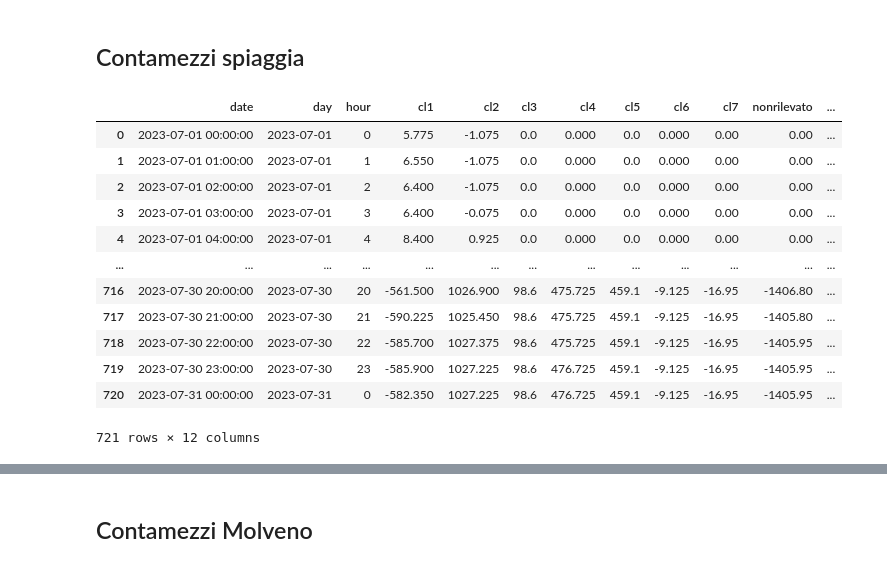
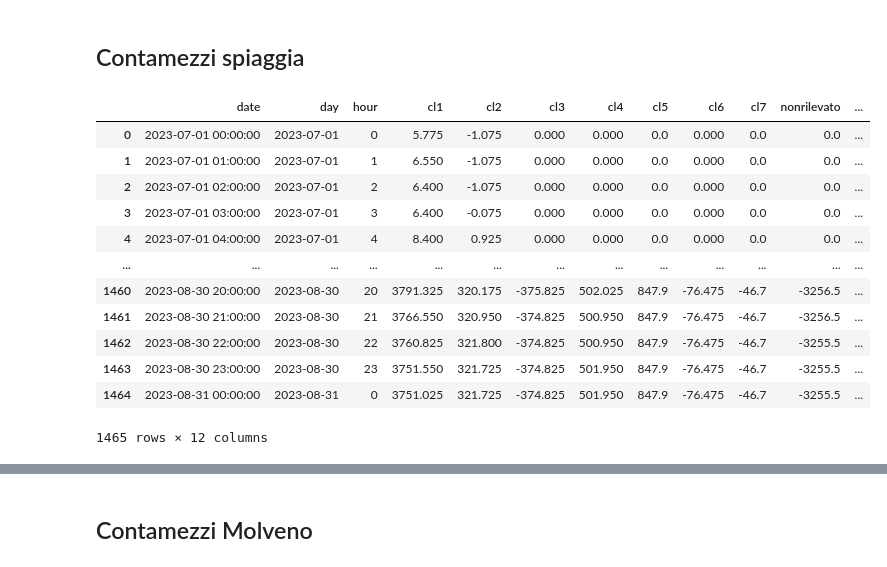
Before and after one commit to tn-aixpa/datiturismo, a Jupyter notebook: experiments/2.traffico vs presenze.ipynb, the cells around one changed output, grey strips where cells are left out. Drawn from its saved outputs; the diff is of its cells as text; code cells hidden in the pictures.

```diff
--- a/experiments/2.traffico vs presenze.ipynb
+++ b/experiments/2.traffico vs presenze.ipynb
@@ -9,5 +9,8 @@ from datasets_tourism import *
 # %% [markdown]
 ## Setup dataset
+# %%
+START_DATE = "2023-07-01"
+END_DATE= "2023-08-31"
 # %%
 statistiche_parcheggi_molveno_df["date"] = pd.to_datetime(statistiche_parcheggi_molveno_df["date"])
 # %%
@@ -42,33 +31,31 @@ See the caveats in the documentation: https://pandas.pydata.org/pandas-docs/stab
 # %% [markdown]
 ## Contamezzi spiaggia
 # %%
-START_DATE = "2023-07-01"
-END_DATE= "2023-07-31"
 DRIFT_CORRECTION_FACTOR = 1.075
 
 entrata_lago = contamezzi_df[(contamezzi_df["sensore"] == "M47") & (contamezzi_df["direzione"] == 1) & (contamezzi_df["day"] >= START_DATE) & (contamezzi_df["day"] <= END_DATE)]
 entrata_lago = entrata_lago.reset_index().drop(columns=['index','sensore','direzione','comune'])
 
 uscita_lago = contamezzi_df[(contamezzi_df["sensore"] == "M47") & (contamezzi_df["direzione"] == 2) & (contamezzi_df["day"] >= START_DATE) & (contamezzi_df["day"] <= END_DATE)]
 uscita_lago = uscita_lago.reset_index().drop(columns=['index','sensore','direzione','comune'])
 
 differenza_lago = entrata_lago.set_index(['date','day','hour']).subtract(uscita_lago.set_index(['date','day','hour'])*DRIFT_CORRECTION_FACTOR, fill_value=0).reset_index()
 
 cumulativa_lago = differenza_lago.copy()
 for c in ['cl1','cl2','cl3','cl4','cl5','cl6','cl7','nonrilevato','total_cars']:
     cumulativa_lago[c] = cumulativa_lago[c].cumsum()
 cumulativa_lago
 # %% [output]
 |  | date | day | hour | cl1 | cl2 | cl3 | cl4 | cl5 | cl6 | cl7 | nonrilevato | ... |
-| 0 | 2023-07-01 00:00:00 | 2023-07-01 | 0 | 5.775 | -1.075 | 0.0 | 0.000 | 0.0 | 0.000 | 0.00 | 0.00 | ... |
-| 1 | 2023-07-01 01:00:00 | 2023-07-01 | 1 | 6.550 | -1.075 | 0.0 | 0.000 | 0.0 | 0.000 | 0.00 | 0.00 | ... |
-| 2 | 2023-07-01 02:00:00 | 2023-07-01 | 2 | 6.400 | -1.075 | 0.0 | 0.000 | 0.0 | 0.000 | 0.00 | 0.00 | ... |
-| 3 | 2023-07-01 03:00:00 | 2023-07-01 | 3 | 6.400 | -0.075 | 0.0 | 0.000 | 0.0 | 0.000 | 0.00 | 0.00 | ... |
-| 4 | 2023-07-01 04:00:00 | 2023-07-01 | 4 | 8.400 | 0.925 | 0.0 | 0.000 | 0.0 | 0.000 | 0.00 | 0.00 | ... |
+| 0 | 2023-07-01 00:00:00 | 2023-07-01 | 0 | 5.775 | -1.075 | 0.000 | 0.000 | 0.0 | 0.000 | 0.0 | 0.0 | ... |
+| 1 | 2023-07-01 01:00:00 | 2023-07-01 | 1 | 6.550 | -1.075 | 0.000 | 0.000 | 0.0 | 0.000 | 0.0 | 0.0 | ... |
+| 2 | 2023-07-01 02:00:00 | 2023-07-01 | 2 | 6.400 | -1.075 | 0.000 | 0.000 | 0.0 | 0.000 | 0.0 | 0.0 | ... |
+| 3 | 2023-07-01 03:00:00 | 2023-07-01 | 3 | 6.400 | -0.075 | 0.000 | 0.000 | 0.0 | 0.000 | 0.0 | 0.0 | ... |
+| 4 | 2023-07-01 04:00:00 | 2023-07-01 | 4 | 8.400 | 0.925 | 0.000 | 0.000 | 0.0 | 0.000 | 0.0 | 0.0 | ... |
 | ... | ... | ... | ... | ... | ... | ... | ... | ... | ... | ... | ... | ... |
-| 716 | 2023-07-30 20:00:00 | 2023-07-30 | 20 | -561.500 | 1026.900 | 98.6 | 475.725 | 459.1 | -9.125 | -16.95 | -1406.80 | ... |
-| 717 | 2023-07-30 21:00:00 | 2023-07-30 | 21 | -590.225 | 1025.450 | 98.6 | 475.725 | 459.1 | -9.125 | -16.95 | -1405.80 | ... |
-| 718 | 2023-07-30 22:00:00 | 2023-07-30 | 22 | -585.700 | 1027.375 | 98.6 | 475.725 | 459.1 | -9.125 | -16.95 | -1405.95 | ... |
-| 719 | 2023-07-30 23:00:00 | 2023-07-30 | 23 | -585.900 | 1027.225 | 98.6 | 476.725 | 459.1 | -9.125 | -16.95 | -1405.95 | ... |
-| 720 | 2023-07-31 00:00:00 | 2023-07-31 | 0 | -582.350 | 1027.225 | 98.6 | 476.725 | 459.1 | -9.125 | -16.95 | -1405.95 | ... |
+| 1460 | 2023-08-30 20:00:00 | 2023-08-30 | 20 | 3791.325 | 320.175 | -375.825 | 502.025 | 847.9 | -76.475 | -46.7 | -3256.5 | ... |
+| 1461 | 2023-08-30 21:00:00 | 2023-08-30 | 21 | 3766.550 | 320.950 | -374.825 | 500.950 | 847.9 | -76.475 | -46.7 | -3256.5 | ... |
+| 1462 | 2023-08-30 22:00:00 | 2023-08-30 | 22 | 3760.825 | 321.800 | -374.825 | 500.950 | 847.9 | -76.475 | -46.7 | -3255.5 | ... |
+| 1463 | 2023-08-30 23:00:00 | 2023-08-30 | 23 | 3751.550 | 321.725 | -374.825 | 501.950 | 847.9 | -76.475 | -46.7 | -3255.5 | ... |
+| 1464 | 2023-08-31 00:00:00 | 2023-08-31 | 0 | 3751.025 | 321.725 | -374.825 | 501.950 | 847.9 | -76.475 | -46.7 | -3255.5 | ... |
-721 rows × 12 columns
+1465 rows × 12 columns
```
Also changed, not shown: parts of 24 cells of this notebook.
